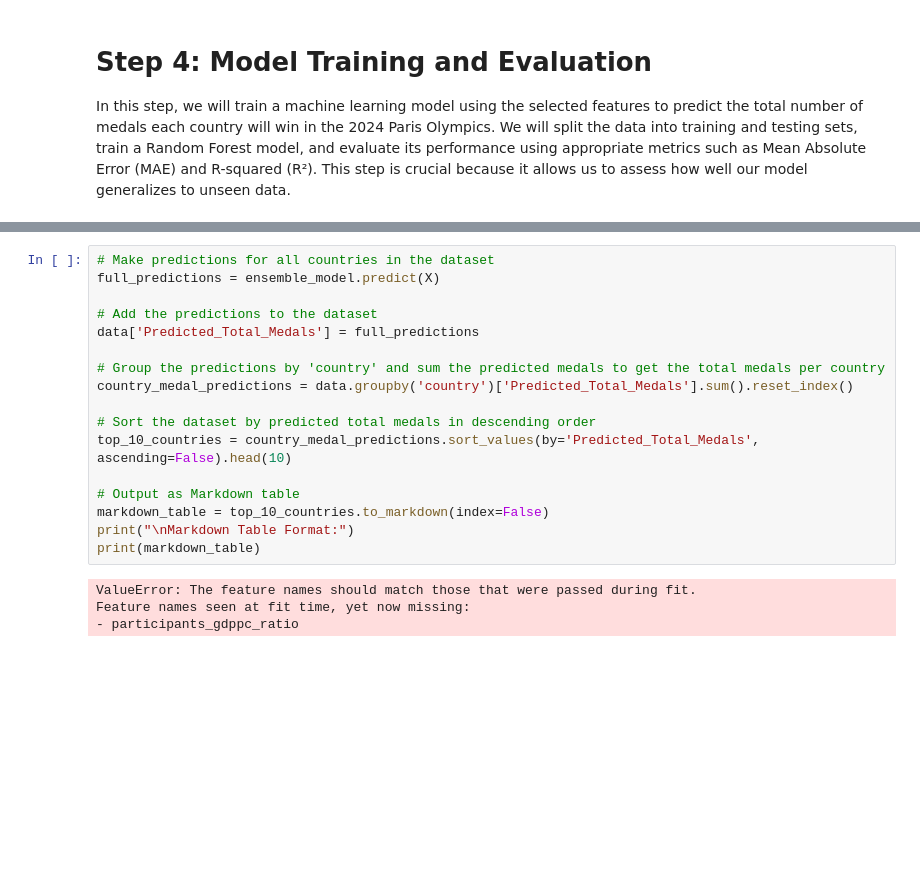
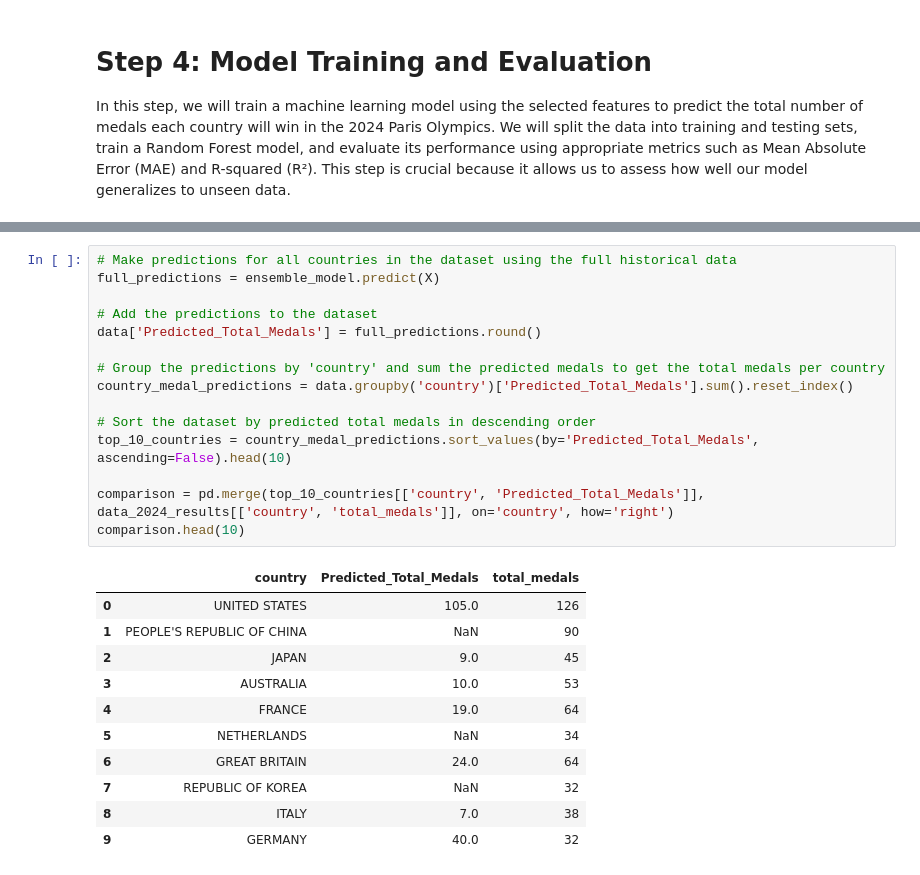
Before and after one commit to ahakobia/JHU_Colossus, a Jupyter notebook: modeling.ipynb, the cells around one changed output, grey strips where cells are left out. Drawn from its saved outputs; the diff is of its cells as text; blank space fills up the shorter version.

```diff
--- a/modeling.ipynb
+++ b/modeling.ipynb
@@ -510,21 +590,27 @@ The 2024 Paris Olympic results are:
 # %%
-# Make predictions for all countries in the dataset
+# Make predictions for all countries in the dataset using the full historical data
 full_predictions = ensemble_model.predict(X)
 
 # Add the predictions to the dataset
-data['Predicted_Total_Medals'] = full_predictions
+data['Predicted_Total_Medals'] = full_predictions.round()
 
 # Group the predictions by 'country' and sum the predicted medals to get the total medals per country
 country_medal_predictions = data.groupby('country')['Predicted_Total_Medals'].sum().reset_index()
 
 # Sort the dataset by predicted total medals in descending order
 top_10_countries = country_medal_predictions.sort_values(by='Predicted_Total_Medals', ascending=False).head(10)
 
-# Output as Markdown table
-markdown_table = top_10_countries.to_markdown(index=False)
-print("\nMarkdown Table Format:")
-print(markdown_table)
+comparison = pd.merge(top_10_countries[['country', 'Predicted_Total_Medals']], data_2024_results[['country', 'total_medals']], on='country', how='right')
+comparison.head(10)
 # %% [output]
-ValueError: The feature names should match those that were passed during fit.
-Feature names seen at fit time, yet now missing:
-- participants_gdppc_ratio
+|  | country | Predicted_Total_Medals | total_medals |
+| 0 | UNITED STATES | 105.0 | 126 |
+| 1 | PEOPLE'S REPUBLIC OF CHINA | NaN | 90 |
+| 2 | JAPAN | 9.0 | 45 |
+| 3 | AUSTRALIA | 10.0 | 53 |
+| 4 | FRANCE | 19.0 | 64 |
+| 5 | NETHERLANDS | NaN | 34 |
+| 6 | GREAT BRITAIN | 24.0 | 64 |
+| 7 | REPUBLIC OF KOREA | NaN | 32 |
+| 8 | ITALY | 7.0 | 38 |
+| 9 | GERMANY | 40.0 | 32 |
```
Also changed, not shown: parts of 17 cells of this notebook, 7 other files.
